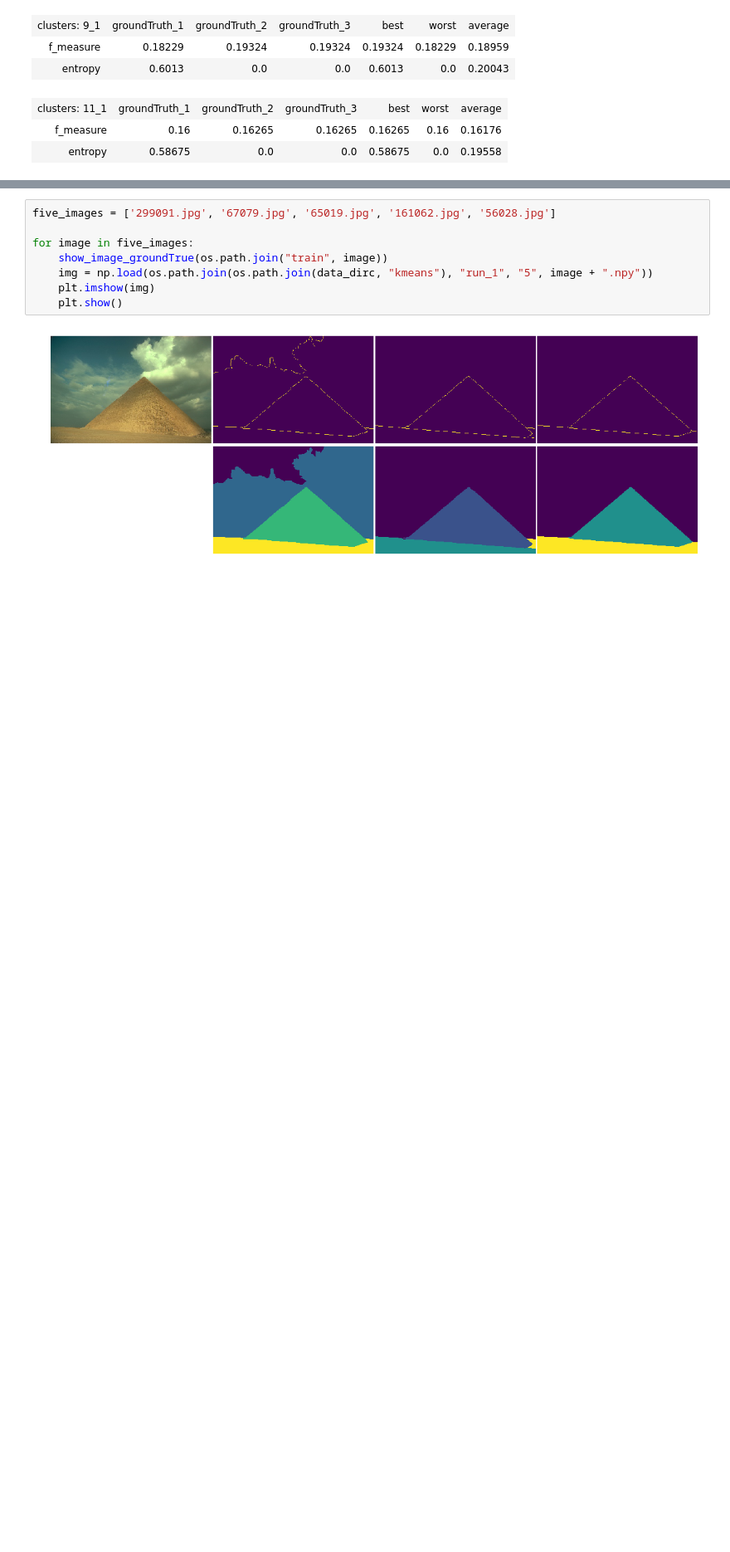
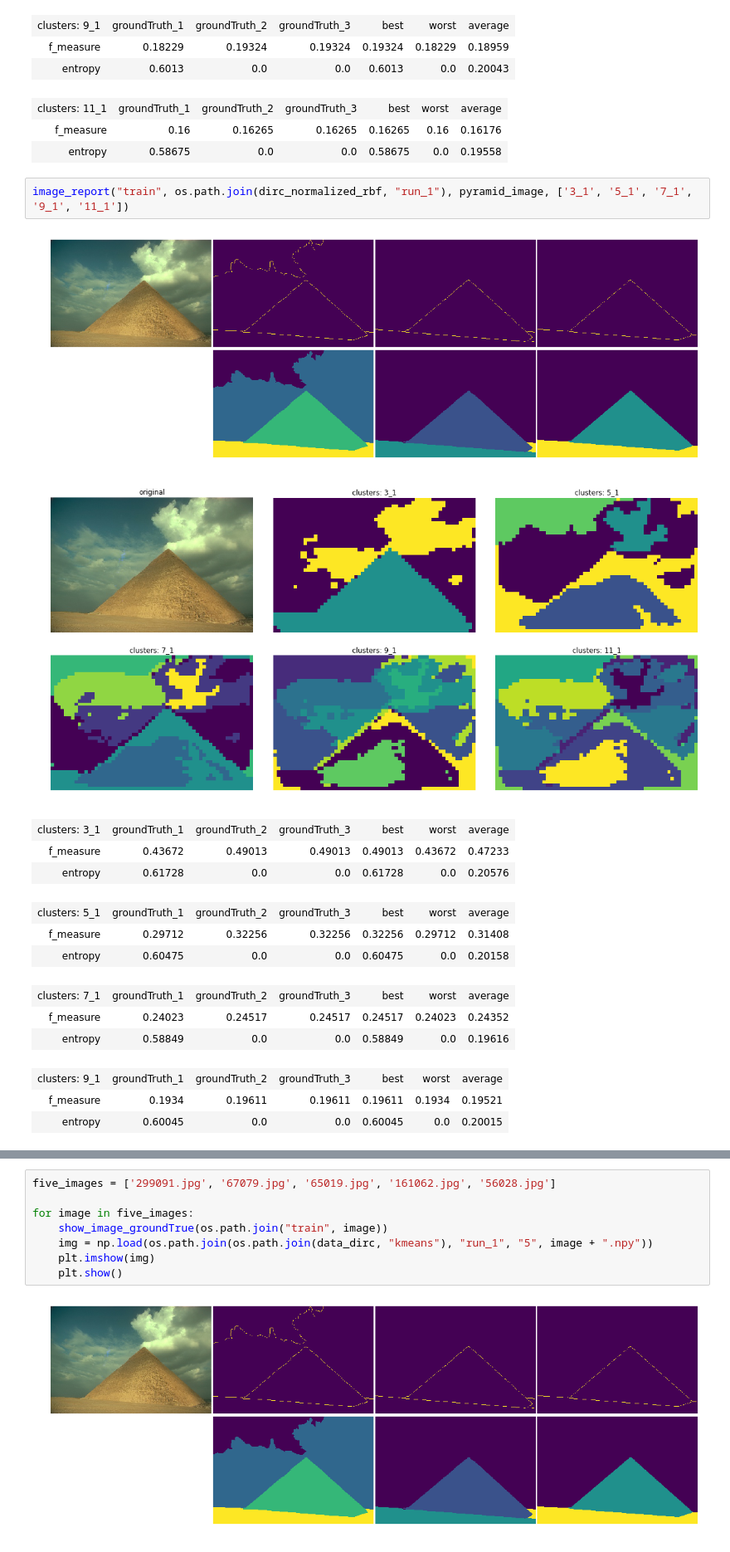
Before and after one commit to M7moudHussein/Image-Segmentaion, a Jupyter notebook: clustering.ipynb, the cells around one changed output, grey strips where cells are left out. Shown at 83% size. Cells and saved outputs as stored; diff of their text form; blank space fills up the shorter version.

```diff
--- a/clustering.ipynb
+++ b/clustering.ipynb
@@ -736,3 +745,20 @@ image_report("train", os.path.join(dirc_normalized_nn, "run_1"), pyramid_image,
 | clusters: 11_1 | groundTruth_1 | groundTruth_2 | groundTruth_3 | best | worst | average |
 | f_measure | 0.16 | 0.16265 | 0.16265 | 0.16265 | 0.16 | 0.16176 |
 | entropy | 0.58675 | 0.0 | 0.0 | 0.58675 | 0.0 | 0.19558 |
+# %%
+image_report("train", os.path.join(dirc_normalized_rbf, "run_1"), pyramid_image, ['3_1', '5_1', '7_1', '9_1', '11_1'])
+# %% [output]
+[figure, added]
+[figure, added]
+| clusters: 3_1 | groundTruth_1 | groundTruth_2 | groundTruth_3 | best | worst | average |
+| f_measure | 0.43672 | 0.49013 | 0.49013 | 0.49013 | 0.43672 | 0.47233 |
+| entropy | 0.61728 | 0.0 | 0.0 | 0.61728 | 0.0 | 0.20576 |
+| clusters: 5_1 | groundTruth_1 | groundTruth_2 | groundTruth_3 | best | worst | average |
+| f_measure | 0.29712 | 0.32256 | 0.32256 | 0.32256 | 0.29712 | 0.31408 |
+| entropy | 0.60475 | 0.0 | 0.0 | 0.60475 | 0.0 | 0.20158 |
+| clusters: 7_1 | groundTruth_1 | groundTruth_2 | groundTruth_3 | best | worst | average |
+| f_measure | 0.24023 | 0.24517 | 0.24517 | 0.24517 | 0.24023 | 0.24352 |
+| entropy | 0.58849 | 0.0 | 0.0 | 0.58849 | 0.0 | 0.19616 |
+| clusters: 9_1 | groundTruth_1 | groundTruth_2 | groundTruth_3 | best | worst | average |
+| f_measure | 0.1934 | 0.19611 | 0.19611 | 0.19611 | 0.1934 | 0.19521 |
+| entropy | 0.60045 | 0.0 | 0.0 | 0.60045 | 0.0 | 0.20015 |
```
Also changed, not shown: parts of 9 cells of this notebook.
